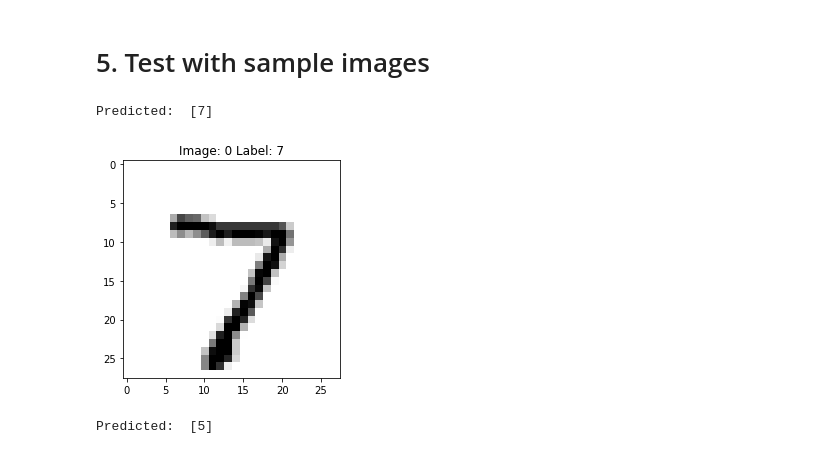
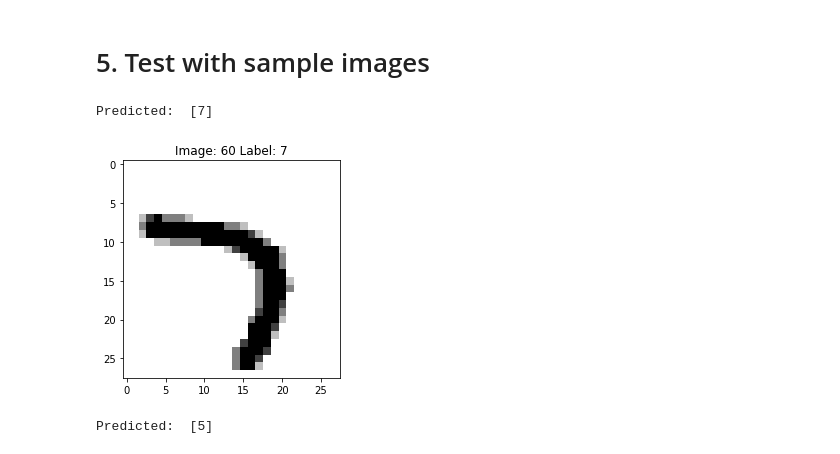
Before and after one commit to EddieEldridge/EmergingTechnologies, a Jupyter notebook: digit-recognition.ipynb, the cells around one changed output. Cells and saved outputs as stored; diff of their text form; code cells hidden in the pictures.

```diff
--- a/digit-recognition.ipynb
+++ b/digit-recognition.ipynb
@@ -116,17 +116,17 @@ We can see the accuracy lies at around 90 percent. This is good and a better sco
 </h1>
 # %%
 # Create a varible that can we can change easily to select an image
-imageNum = 0
+imageNum = 60
 
 # Make a prediction using Tensorflow and our classifier we created above from our testData
 prediction = linearClassifier.predict(np.array([testData[imageNum]], dtype=float), as_iterable=False)
 
 # Print our prediction and display the actual image we are trying to predict
 print("Predicted: ", prediction)
 displayImage(imageNum)
 # %% [output]
 Predicted:  [7]
-[figure, old version]
+[figure, new version]
 # %%
 # Create a varible that can we can change easily to select an image
 imageNum = 569
```
Also changed, not shown: 34 other files.
